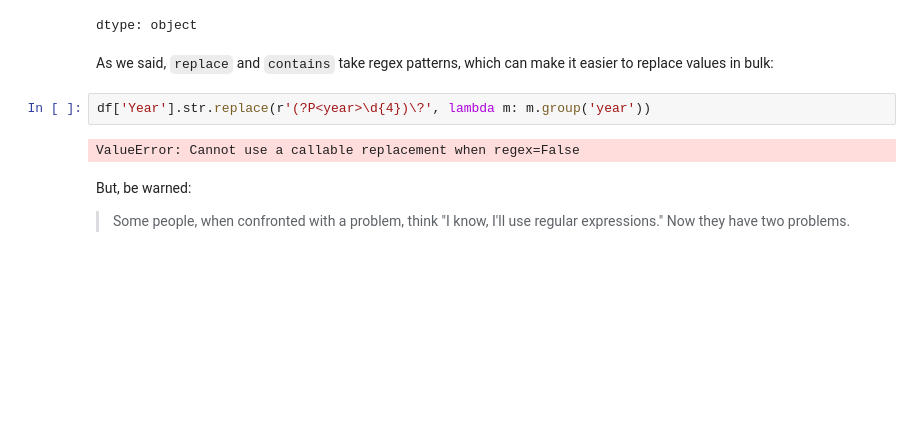
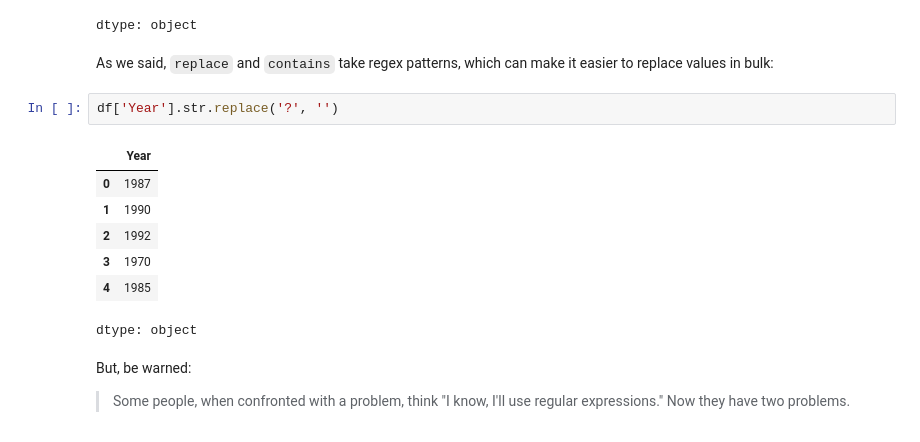
Before and after one commit to nelsito1177/data-cleaning-rmotr-freecodecamp, a Jupyter notebook: 3 - Cleaning Not Null Values.ipynb, the cells around one changed output. Cells and saved outputs as stored; diff of their text form; blank space fills up the shorter version.

```diff
--- a/3 - Cleaning Not Null Values.ipynb
+++ b/3 - Cleaning Not Null Values.ipynb
@@ -420,10 +420,16 @@ df['Country'].str.replace(' ', '')
 dtype: object
 # %% [markdown]
 As we said, `replace` and `contains` take regex patterns, which can make it easier to replace values in bulk:
-# %%
-df['Year'].str.replace(r'(?P<year>\d{4})\?', lambda m: m.group('year'))
-# %% [output]
-ValueError: Cannot use a callable replacement when regex=False
+# %%
+df['Year'].str.replace('?', '')
+# %% [output]
+|  | Year |
+| 0 | 1987 |
+| 1 | 1990 |
+| 2 | 1992 |
+| 3 | 1970 |
+| 4 | 1985 |
+dtype: object
 # %% [markdown]
 But, be warned:
 
```
